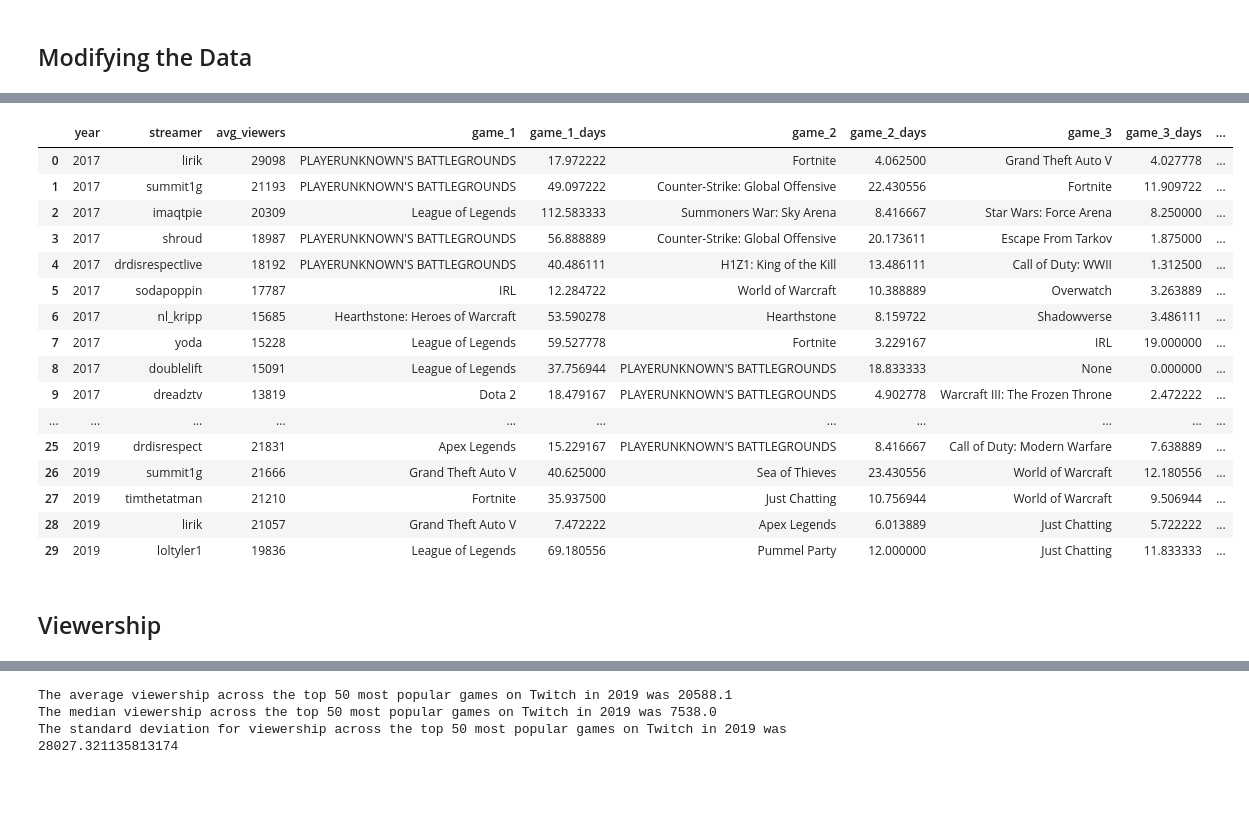
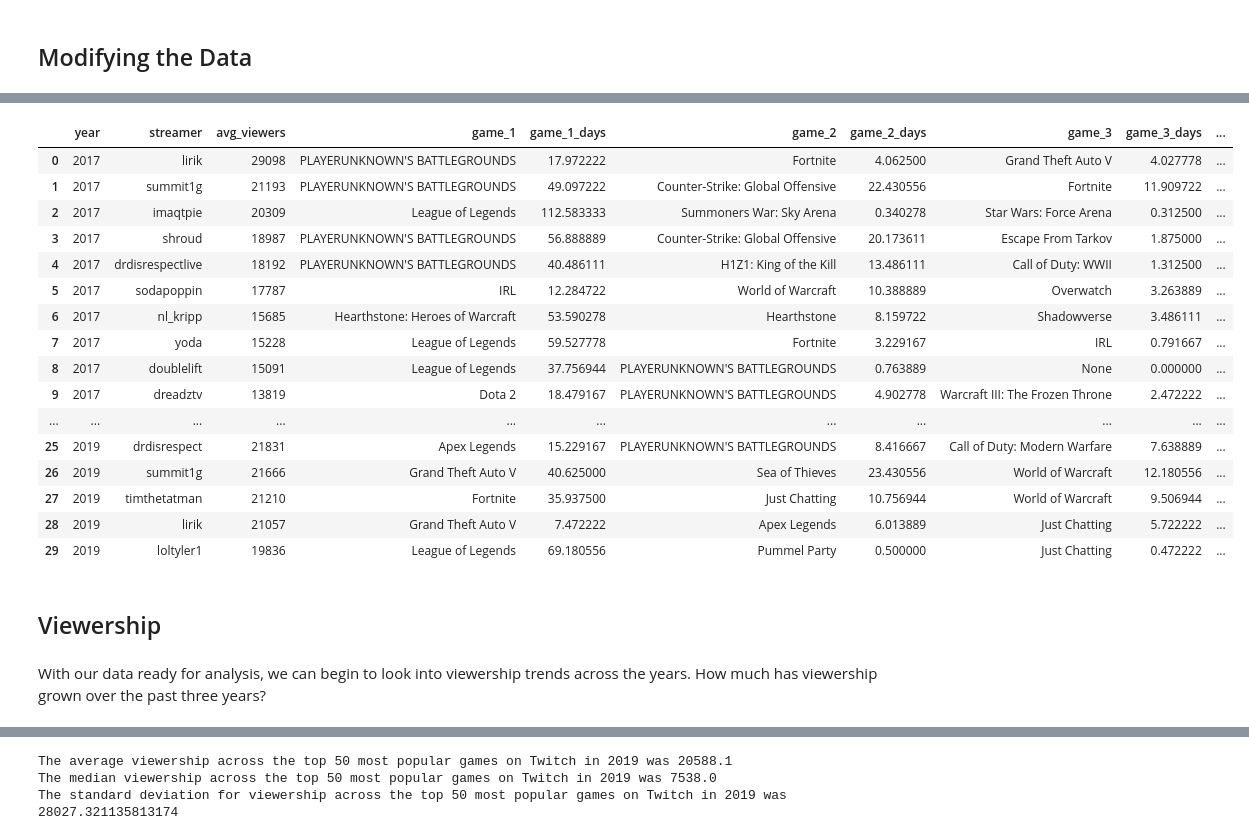
Before and after one commit to kaichang1/Twitch, a Jupyter notebook: Twitch.ipynb, the cells around one changed output, grey strips where cells are left out. Drawn from its saved outputs; the diff is of its cells as text; code cells hidden in the pictures; blank space fills up the shorter version.

```diff
--- a/Twitch.ipynb
+++ b/Twitch.ipynb
@@ -148,59 +154,60 @@ def mins_to_hours(num):
 def hours_to_days(num):
     return num/24
 
 def string_to_num(string):
     if string == None:
         return 0
     else:
-        split_string = re.split('(\d+)', string)
-        days = int(split_string[1])
-        try:
-            hours = int(split_string[3])
-        except IndexError:
-            hours = 0
-        try:
-            mins = int(split_string[5])
-        except IndexError:
-            mins = 0
+        days, hours, mins = (0, 0, 0)
+        string_split = string.split(',')
+        for string in string_split:
+            if "Days" in string:
+                days = int(string.split("Days")[0].strip())
+            if "Hours" in string:
+                hours = int(string.split("Hours")[0].strip())
+            if "Minutes" in string:
+                mins = int(string.split("Minutes")[0].strip())
         total_hours = hours + mins_to_hours(mins)
         total_days = days + hours_to_days(total_hours)
         return total_days
 
 best_streamers_df['game_1_days'] = best_streamers_df.game_1_time.apply(string_to_num)
 best_streamers_df['game_2_days'] = best_streamers_df.game_2_time.apply(string_to_num)
 best_streamers_df['game_3_days'] = best_streamers_df.game_3_time.apply(string_to_num)
 
 best_streamers_df['main_game'] = best_streamers_df.apply(lambda row: 'Variety' if row.game_1_days /\
                                                         (row.game_1_days + row.game_2_days + row.game_3_days)\
                                                         <= 0.65 else row.game_1, axis=1)
 
 best_streamers_df['total_days'] = best_streamers_df.apply(lambda row: row.game_1_days + row.game_2_days + row.game_3_days,\
                                                        axis=1)
 
 best_streamers_df = best_streamers_df[['year', 'streamer', 'avg_viewers', 'game_1', 'game_1_days', 'game_2', 'game_2_days',\
                                        'game_3', 'game_3_days', 'main_game', 'total_days']]
 
 best_streamers_df
 # %% [output]
 |  | year | streamer | avg_viewers | game_1 | game_1_days | game_2 | game_2_days | game_3 | game_3_days | ... |
 | 0 | 2017 | lirik | 29098 | PLAYERUNKNOWN'S BATTLEGROUNDS | 17.972222 | Fortnite | 4.062500 | Grand Theft Auto V | 4.027778 | ... |
 | 1 | 2017 | summit1g | 21193 | PLAYERUNKNOWN'S BATTLEGROUNDS | 49.097222 | Counter-Strike: Global Offensive | 22.430556 | Fortnite | 11.909722 | ... |
-| 2 | 2017 | imaqtpie | 20309 | League of Legends | 112.583333 | Summoners War: Sky Arena | 8.416667 | Star Wars: Force Arena | 8.250000 | ... |
+| 2 | 2017 | imaqtpie | 20309 | League of Legends | 112.583333 | Summoners War: Sky Arena | 0.340278 | Star Wars: Force Arena | 0.312500 | ... |
 | 3 | 2017 | shroud | 18987 | PLAYERUNKNOWN'S BATTLEGROUNDS | 56.888889 | Counter-Strike: Global Offensive | 20.173611 | Escape From Tarkov | 1.875000 | ... |
 | 4 | 2017 | drdisrespectlive | 18192 | PLAYERUNKNOWN'S BATTLEGROUNDS | 40.486111 | H1Z1: King of the Kill | 13.486111 | Call of Duty: WWII | 1.312500 | ... |
 | 5 | 2017 | sodapoppin | 17787 | IRL | 12.284722 | World of Warcraft | 10.388889 | Overwatch | 3.263889 | ... |
 | 6 | 2017 | nl_kripp | 15685 | Hearthstone: Heroes of Warcraft | 53.590278 | Hearthstone | 8.159722 | Shadowverse | 3.486111 | ... |
-| 7 | 2017 | yoda | 15228 | League of Legends | 59.527778 | Fortnite | 3.229167 | IRL | 19.000000 | ... |
-| 8 | 2017 | doublelift | 15091 | League of Legends | 37.756944 | PLAYERUNKNOWN'S BATTLEGROUNDS | 18.833333 | None | 0.000000 | ... |
+| 7 | 2017 | yoda | 15228 | League of Legends | 59.527778 | Fortnite | 3.229167 | IRL | 0.791667 | ... |
+| 8 | 2017 | doublelift | 15091 | League of Legends | 37.756944 | PLAYERUNKNOWN'S BATTLEGROUNDS | 0.763889 | None | 0.000000 | ... |
 | 9 | 2017 | dreadztv | 13819 | Dota 2 | 18.479167 | PLAYERUNKNOWN'S BATTLEGROUNDS | 4.902778 | Warcraft III: The Frozen Throne | 2.472222 | ... |
 | ... | ... | ... | ... | ... | ... | ... | ... | ... | ... | ... |
 | 25 | 2019 | drdisrespect | 21831 | Apex Legends | 15.229167 | PLAYERUNKNOWN'S BATTLEGROUNDS | 8.416667 | Call of Duty: Modern Warfare | 7.638889 | ... |
 | 26 | 2019 | summit1g | 21666 | Grand Theft Auto V | 40.625000 | Sea of Thieves | 23.430556 | World of Warcraft | 12.180556 | ... |
 | 27 | 2019 | timthetatman | 21210 | Fortnite | 35.937500 | Just Chatting | 10.756944 | World of Warcraft | 9.506944 | ... |
 | 28 | 2019 | lirik | 21057 | Grand Theft Auto V | 7.472222 | Apex Legends | 6.013889 | Just Chatting | 5.722222 | ... |
-| 29 | 2019 | loltyler1 | 19836 | League of Legends | 69.180556 | Pummel Party | 12.000000 | Just Chatting | 11.833333 | ... |
+| 29 | 2019 | loltyler1 | 19836 | League of Legends | 69.180556 | Pummel Party | 0.500000 | Just Chatting | 0.472222 | ... |
 # %% [markdown]
 ## Viewership
+# %% [markdown]
+With our data ready for analysis, we can begin to look into viewership trends across the years. How much has viewership grown over the past three years?
 # %%
 sns.set(style='darkgrid', palette='Paired')
 fig, ax = plt.subplots()
```
Also changed, not shown: parts of 28 cells of this notebook.
